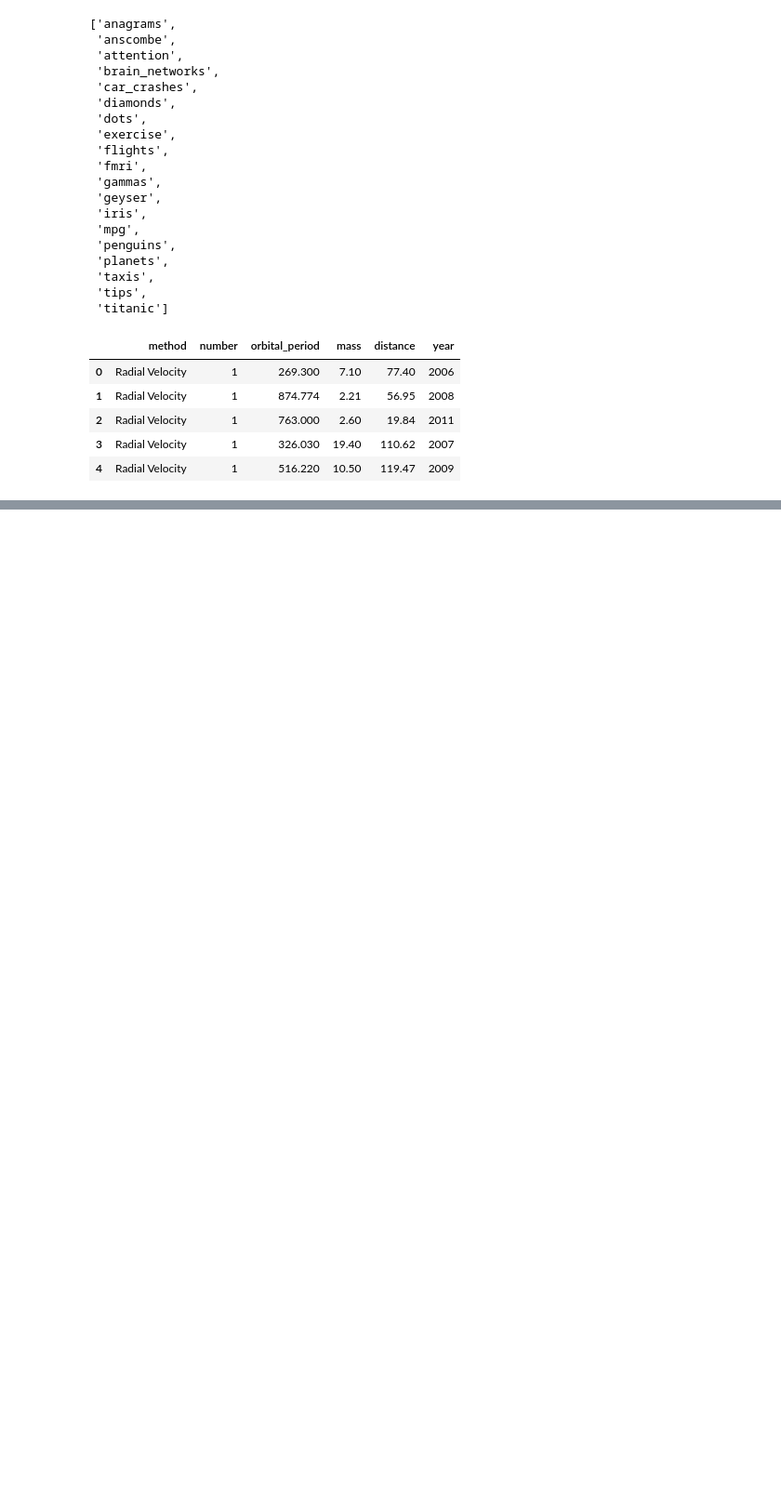
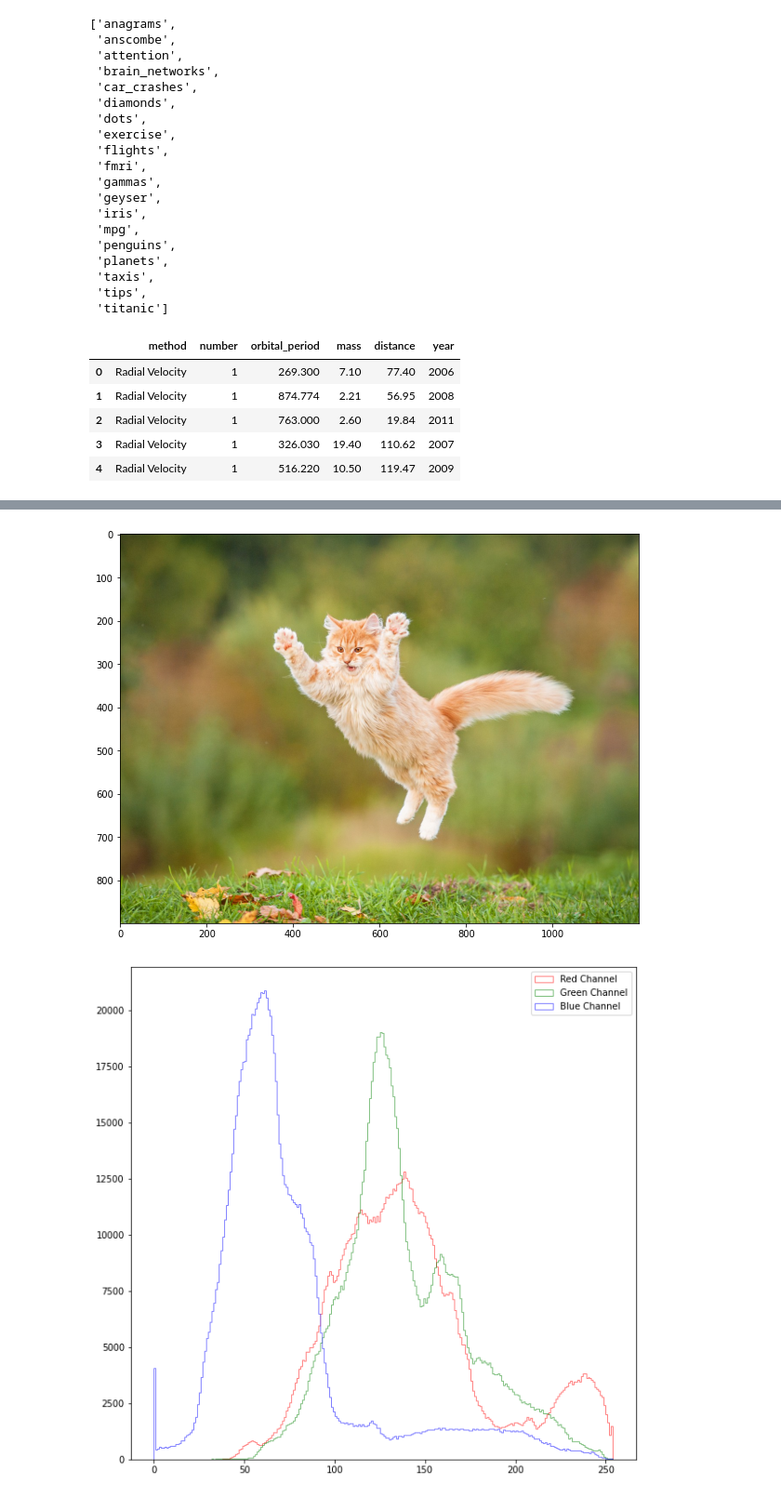
Before and after one commit to P-Fagerstrom/python_programmering, a Jupyter notebook: Lecture11/Python_Lecture11_demo.ipynb, the cells around one changed output, grey strips where cells are left out. Shown at 93% size. Drawn from its saved outputs; the diff is of its cells as text; code cells hidden in the pictures; blank space fills up the shorter version.

Commit message:
Added main.py and imageanalyser.py in Lecture11

```diff
--- a/Lecture11/Python_Lecture11_demo.ipynb
+++ b/Lecture11/Python_Lecture11_demo.ipynb
@@ -345,0 +352,42 @@ df.head()
+# %%
+import cv2
+import matplotlib.pyplot as plt
+import numpy as np
+
+def plot(image, figsize = (10, 10)):
+    plt.figure(figsize=figsize)
+    plt.imshow(image)
+    plt.show()
+
+def analyse_image(image):
+    r_channel, g_channel, b_channel = cv2.split(image) # splits into three channels RGB
+    r_counts = get_counts(r_channel)
+    g_counts = get_counts(g_channel)
+    b_counts = get_counts(b_channel)
+
+    plt.figure(figsize=(10,10))
+    pretty_plot(r_counts, "red", "Red Channel")
+    pretty_plot(g_counts, "green", "Green Channel")
+    pretty_plot(b_counts, "blue", "Blue Channel")
+    plt.show()
+
+def get_counts(channel):
+    unique, counts = np.unique(channel, return_counts=True)
+    counter = dict(zip(unique, counts))
+    return counter
+
+def pretty_plot(counts, color, label):
+    kwargs = dict(alpha = 0.5, color = color, bins = range(255), label = label, histtype="step")
+    plt.hist(counts.keys(), weights=counts.values(), **kwargs)
+    plt.legend()
+
+
+path = "cat.jpg"
+image = cv2.imread(path)
+image = cv2.cvtColor(image, cv2.COLOR_BGR2RGB) # convert colors to RGB order
+
+plot(image)
+analyse_image(image)
+# %% [output]
+[figure, added]
+[figure, added]
```
Also changed, not shown: parts of 2 cells of this notebook, 4 other files.
